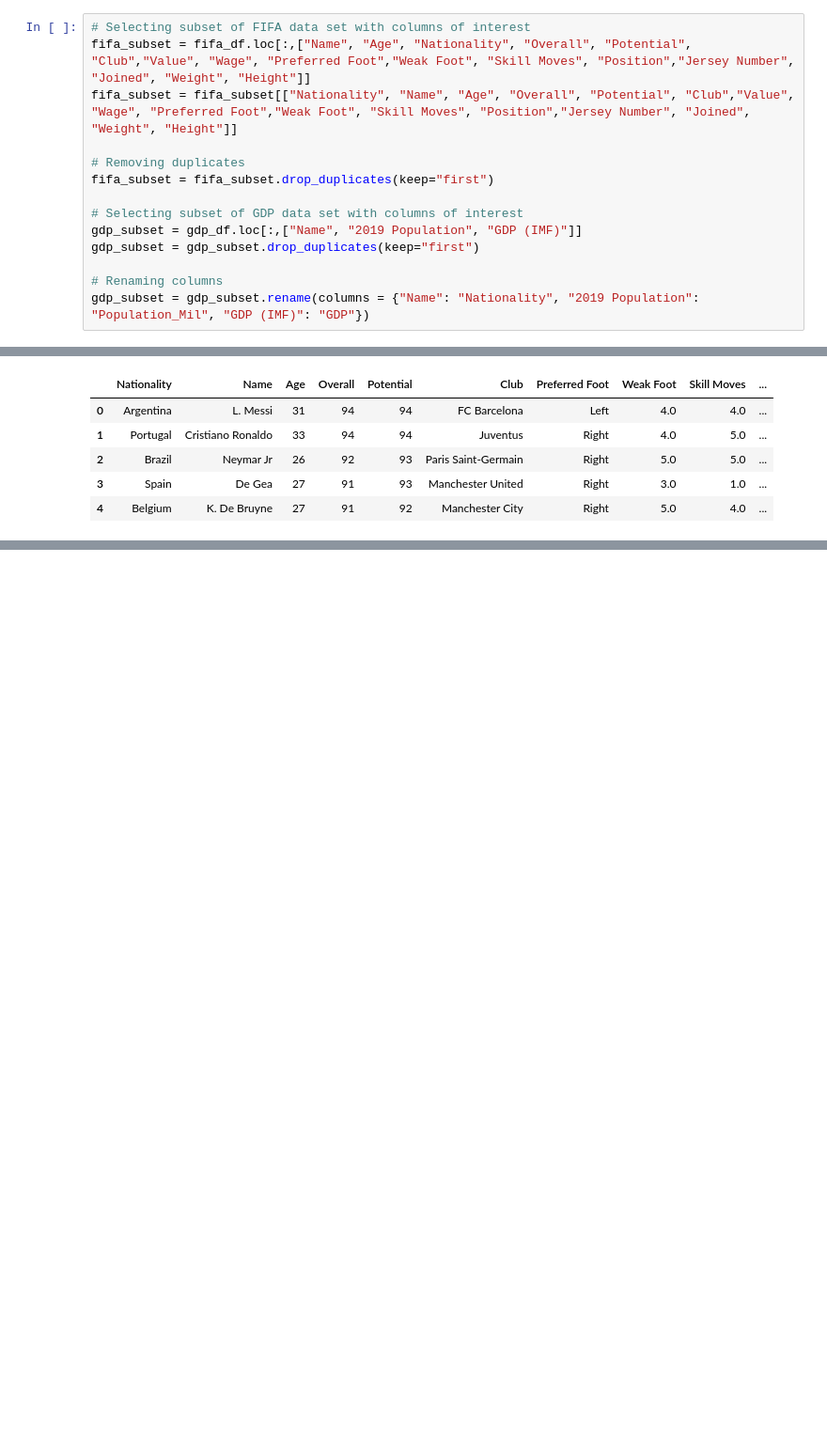
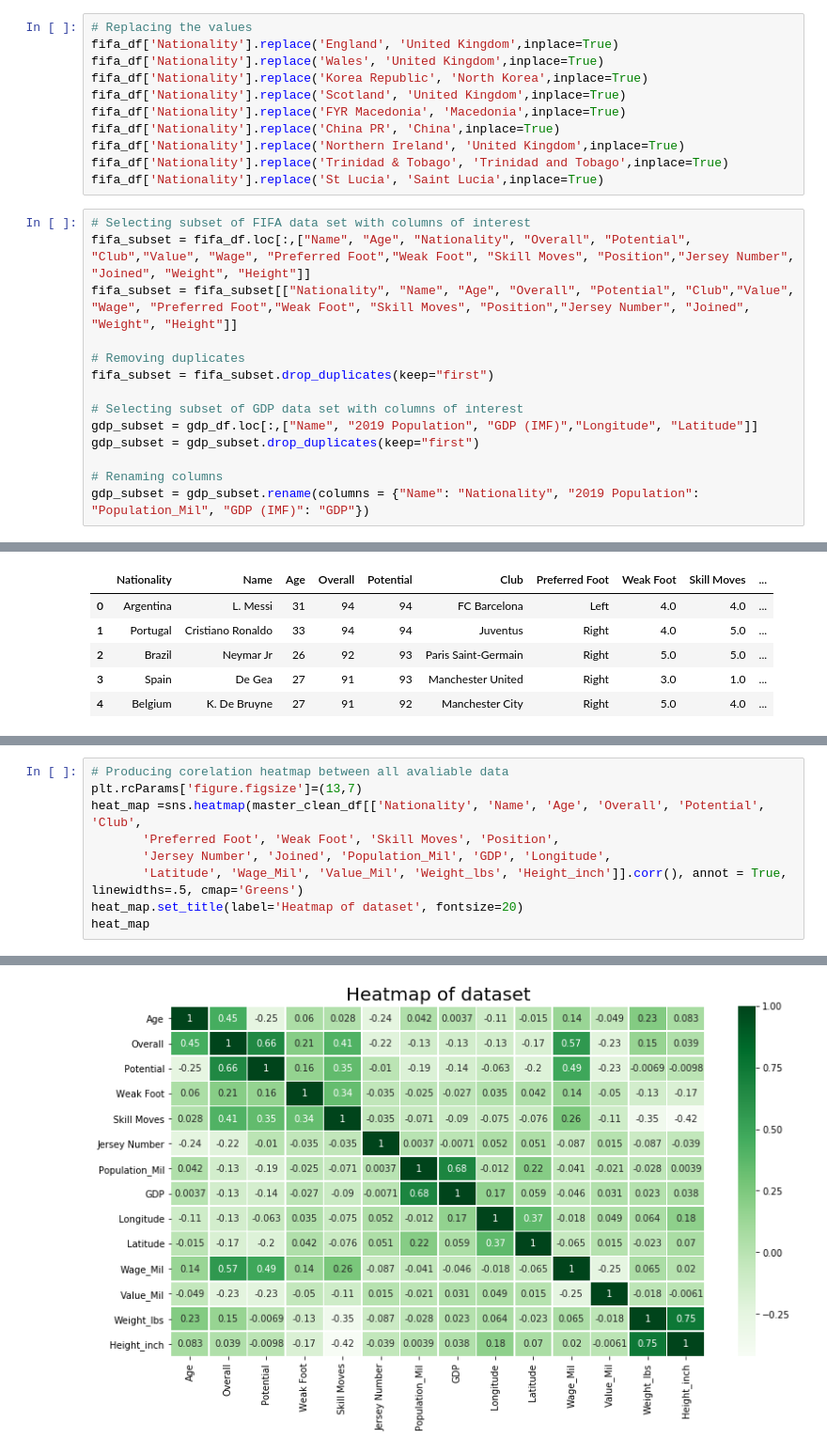
Before and after one commit to nmaize/Project-One_Group5, a Jupyter notebook: FIFA_RESEARCH.ipynb, the cells around one changed output, grey strips where cells are left out. Shown: that part at 94% size. Cells and saved outputs as stored; diff of their text form; blank space fills up the shorter version.

```diff
--- a/FIFA_RESEARCH.ipynb
+++ b/FIFA_RESEARCH.ipynb
@@ -68,4 +70,15 @@ Index(['Name', '2019 Population', 'GDP (IMF)', 'GDP (UN '16)',
       dtype='object')
+# %%
+# Replacing the values
+fifa_df['Nationality'].replace('England', 'United Kingdom',inplace=True)
+fifa_df['Nationality'].replace('Wales', 'United Kingdom',inplace=True)
+fifa_df['Nationality'].replace('Korea Republic', 'North Korea',inplace=True)
+fifa_df['Nationality'].replace('Scotland', 'United Kingdom',inplace=True)
+fifa_df['Nationality'].replace('FYR Macedonia', 'Macedonia',inplace=True)
+fifa_df['Nationality'].replace('China PR', 'China',inplace=True)
+fifa_df['Nationality'].replace('Northern Ireland', 'United Kingdom',inplace=True)
+fifa_df['Nationality'].replace('Trinidad & Tobago', 'Trinidad and Tobago',inplace=True)
+fifa_df['Nationality'].replace('St Lucia', 'Saint Lucia',inplace=True)
 # %%
 # Selecting subset of FIFA data set with columns of interest
 fifa_subset = fifa_df.loc[:,["Name", "Age", "Nationality", "Overall", "Potential", "Club","Value", "Wage", "Preferred Foot","Weak Foot", "Skill Moves", "Position","Jersey Number", "Joined", "Weight", "Height"]]
@@ -75,7 +88,7 @@ fifa_subset = fifa_subset[["Nationality", "Name", "Age", "Overall", "Potential",
 fifa_subset = fifa_subset.drop_duplicates(keep="first")
 
 # Selecting subset of GDP data set with columns of interest
-gdp_subset = gdp_df.loc[:,["Name", "2019 Population", "GDP (IMF)"]]
+gdp_subset = gdp_df.loc[:,["Name", "2019 Population", "GDP (IMF)","Longitude", "Latitude"]]
 gdp_subset = gdp_subset.drop_duplicates(keep="first")
 
 # Renaming columns
@@ -160,0 +203,10 @@ master_clean_df.head()
+# %%
+# Producing corelation heatmap between all avaliable data
+plt.rcParams['figure.figsize']=(13,7)
+heat_map =sns.heatmap(master_clean_df[['Nationality', 'Name', 'Age', 'Overall', 'Potential', 'Club',
+       'Preferred Foot', 'Weak Foot', 'Skill Moves', 'Position',
+       'Jersey Number', 'Joined', 'Population_Mil', 'GDP', 'Longitude',
+       'Latitude', 'Wage_Mil', 'Value_Mil', 'Weight_lbs', 'Height_inch']].corr(), annot = True, linewidths=.5, cmap='Greens')
+heat_map.set_title(label='Heatmap of dataset', fontsize=20)
+heat_map
+# %% [output]
@@ -160,0 +214 @@ master_clean_df.head()
+[figure, added]
```
Also changed, not shown: parts of 12 cells of this notebook, 3 other files.
